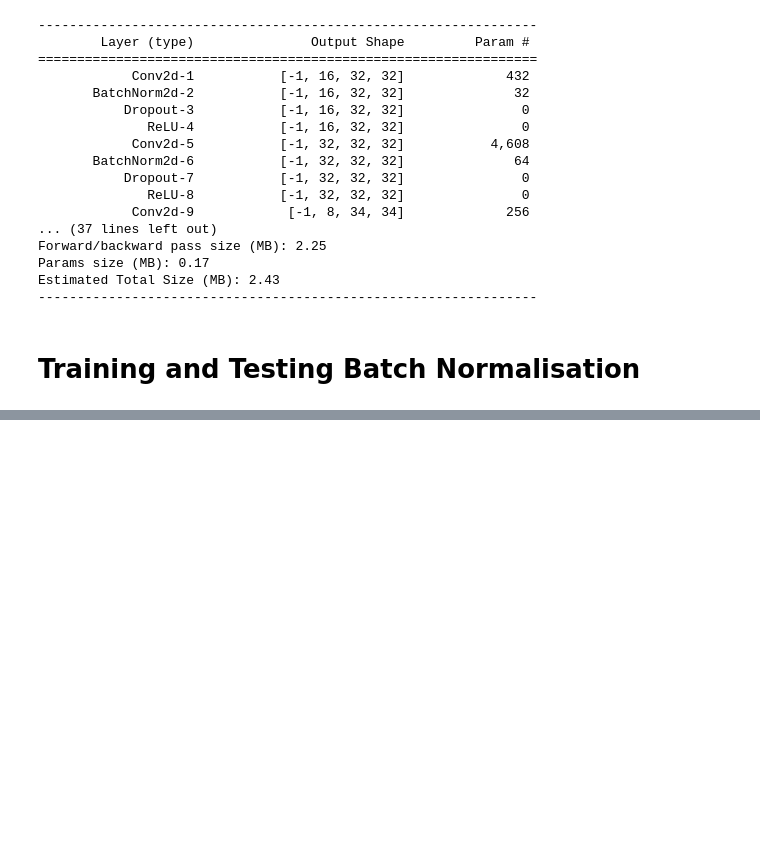
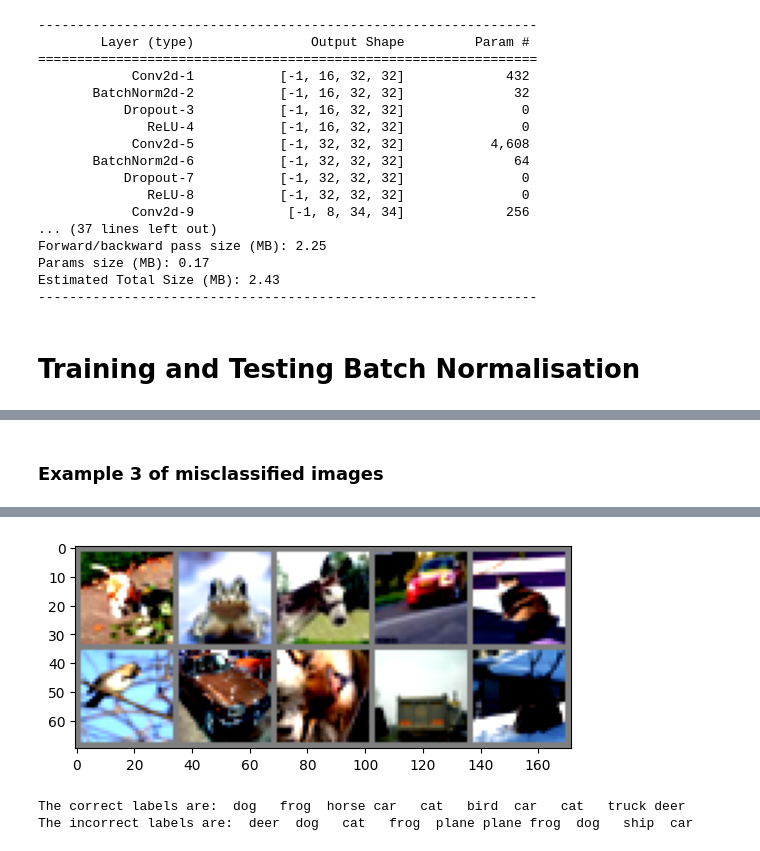
Before and after one commit to iris-kurapaty/Batch-Normalization, a Jupyter notebook: Batch_Normalization_Assignment.ipynb, the cells around one changed output, grey strips where cells are left out. Saved outputs shown, nothing was run; the diff lists cells and outputs as text; code cells hidden in the pictures; blank space fills up the shorter version.

```diff
--- a/Batch_Normalization_Assignment.ipynb
+++ b/Batch_Normalization_Assignment.ipynb
@@ -383,0 +430,8 @@ plot_loss_acc(train_losses_t, train_acc_t, test_losses_t, test_acc_t)
+# %% [markdown]
+### Example 3 of misclassified images
+# %%
+num_imshow(utils.make_grid(torch.from_numpy(incorrect_examples[0][20:30]), nrow=5))
+# print labels
+print('The correct labels are: ',' '.join(f'{classes[incorrect_labels[0][i]]:5s}' for i in range(20,30)))
+print('The incorrect labels are: ',' '.join(f'{classes[incorrect_pred[0][i]]:5s}' for i in range(20,30)))
+# %% [output]
@@ -383,0 +439,3 @@ plot_loss_acc(train_losses_t, train_acc_t, test_losses_t, test_acc_t)
+[figure, added]
+The correct labels are:  dog   frog  horse car   cat   bird  car   cat   truck deer
+The incorrect labels are:  deer  dog   cat   frog  plane plane frog  dog   ship  car
```
Also changed, not shown: parts of 13 cells of this notebook.
